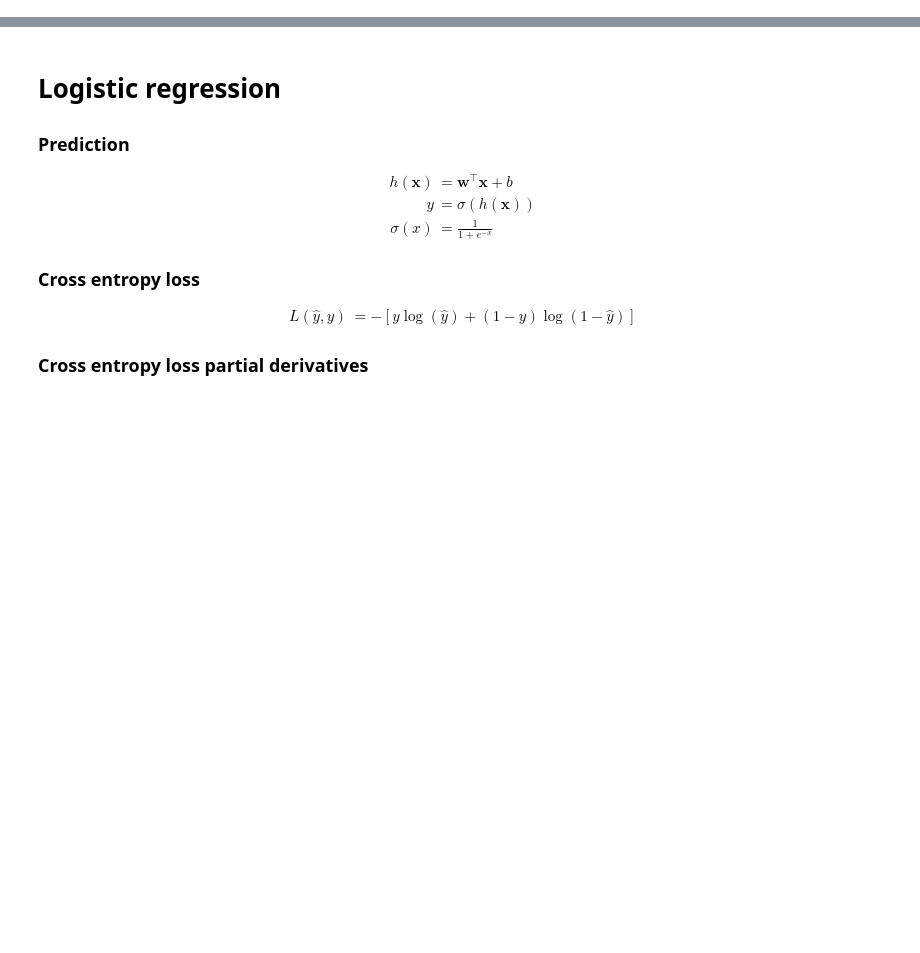
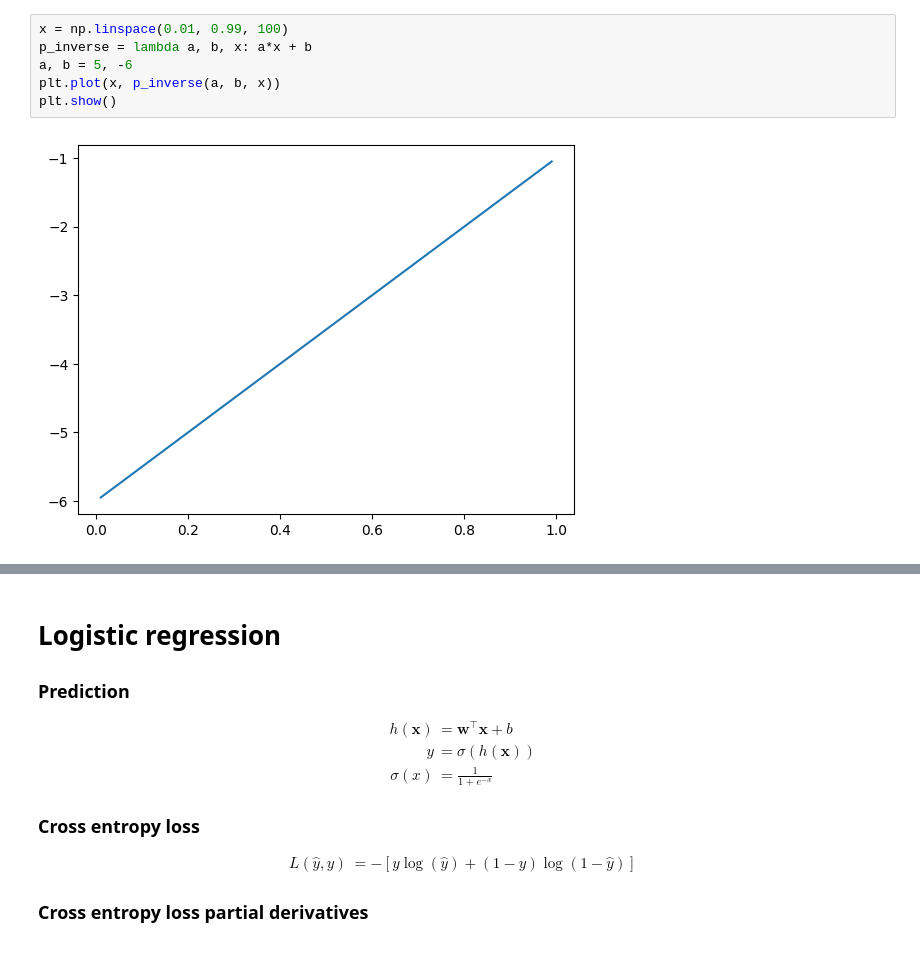
Before and after one commit to daredevil9215/MLFS, a Jupyter notebook: LogisticRegression.ipynb, the cells around one changed output, grey strips where cells are left out. Saved outputs shown, nothing was run; the diff lists cells and outputs as text; blank space fills up the shorter version.

```diff
--- a/LogisticRegression.ipynb
+++ b/LogisticRegression.ipynb
@@ -0,0 +13,8 @@
+# %%
+x = np.linspace(0.01, 0.99, 100)
+p_inverse = lambda a, b, x: a*x + b
+a, b = 5, -6
+plt.plot(x, p_inverse(a, b, x))
+plt.show()
+# %% [output]
+[figure, added]
```
Also changed, not shown: parts of 10 cells of this notebook.
